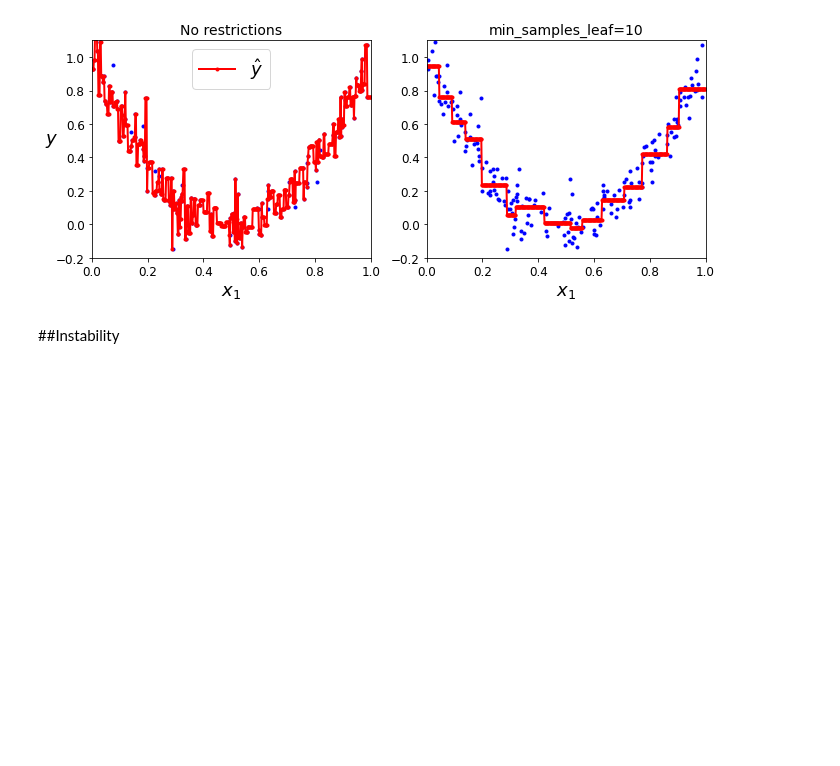
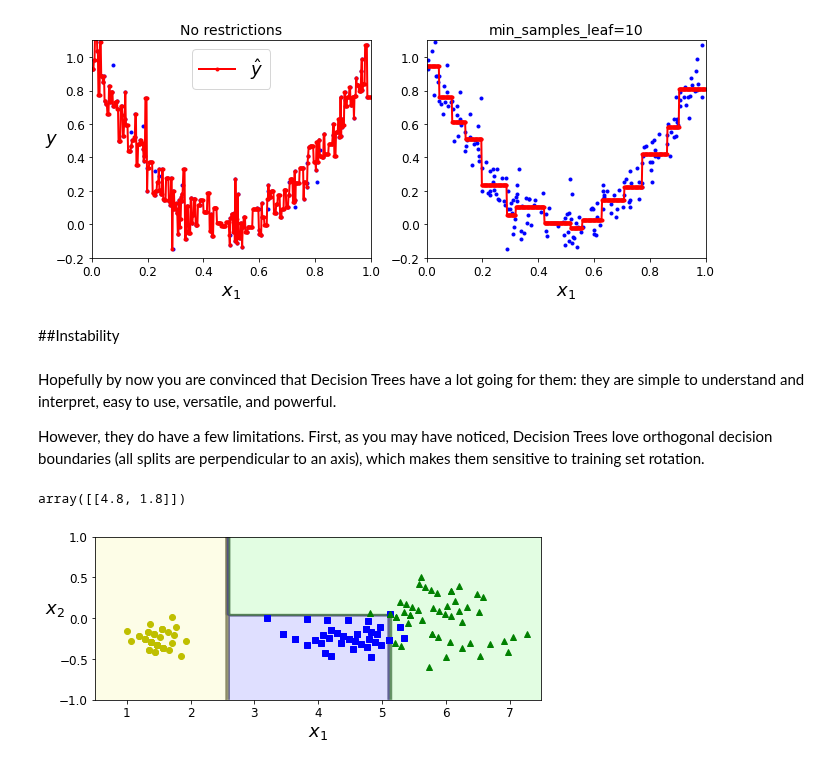
Before and after one commit to rahiakela/machine-learning-research-and-practice, a Jupyter notebook: hands-on-machine-learning-with-scikit-learn-keras-and-tensorflow/6-decision-trees/decision_trees.ipynb, the cells around one changed output. Drawn from its saved outputs; the diff is of its cells as text; code cells hidden in the pictures; blank space fills up the shorter version.

```diff
--- a/hands-on-machine-learning-with-scikit-learn-keras-and-tensorflow/6-decision-trees/decision_trees.ipynb
+++ b/hands-on-machine-learning-with-scikit-learn-keras-and-tensorflow/6-decision-trees/decision_trees.ipynb
@@ -393,3 +393,33 @@ plt.show()
 [figure]
 # %% [markdown]
 ##Instability
+# %% [markdown]
+Hopefully by now you are convinced that Decision Trees have a lot going for them:
+they are simple to understand and interpret, easy to use, versatile, and powerful.
+
+However, they do have a few limitations. First, as you may have noticed, Decision
+Trees love orthogonal decision boundaries (all splits are perpendicular to an axis),
+which makes them sensitive to training set rotation.
+# %%
+iris = load_iris()
+
+X = iris.data[:, 2:]  # petal length and width
+y = iris.target
+# %%
+X[(X[:, 1]==X[:, 1][y==1].max()) & (y==1)] # widest Iris-Versicolor flower
+# %% [output]
+array([[4.8, 1.8]])
+# %%
+angle = np.pi / 180 * 20
+rotation_matrix = np.array([[np.cos(angle), -np.sin(angle)], [np.sin(angle), np.cos(angle)]])
+Xr = X.dot(rotation_matrix)
+
+tree_clf_r = DecisionTreeClassifier(random_state=42)
+tree_clf_r.fit(Xr, y)
+
+plt.figure(figsize=(8, 3))
+plot_decision_boundary(tree_clf_r, Xr, y, axes=[0.5, 7.5, -1.0, 1], iris=False)
+
+plt.show()
+# %% [output]
+[figure, added]
```
Also changed, not shown: parts of 5 cells of this notebook.
